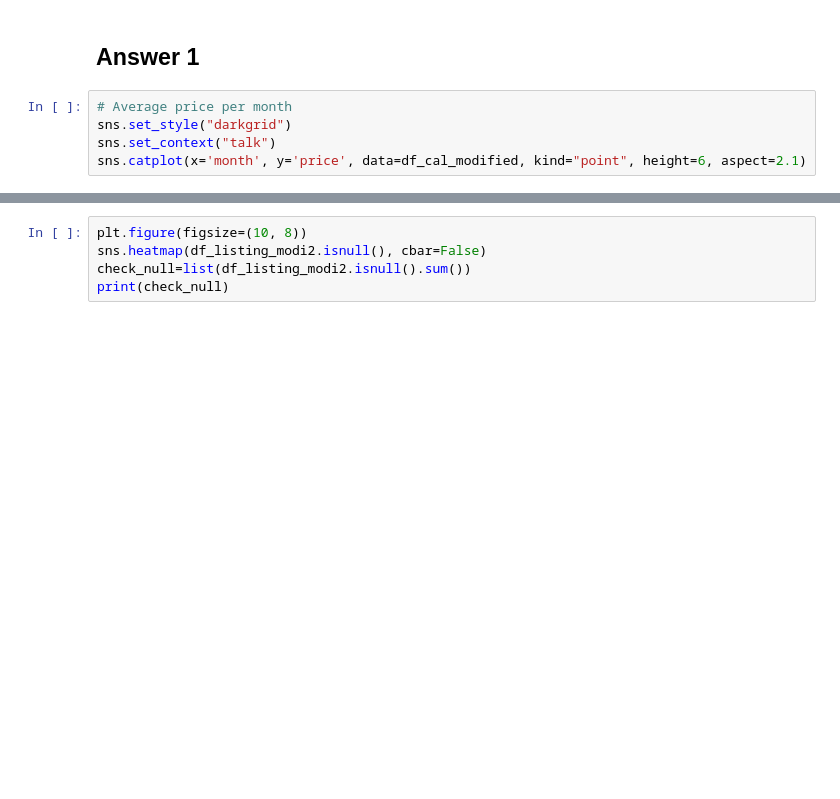
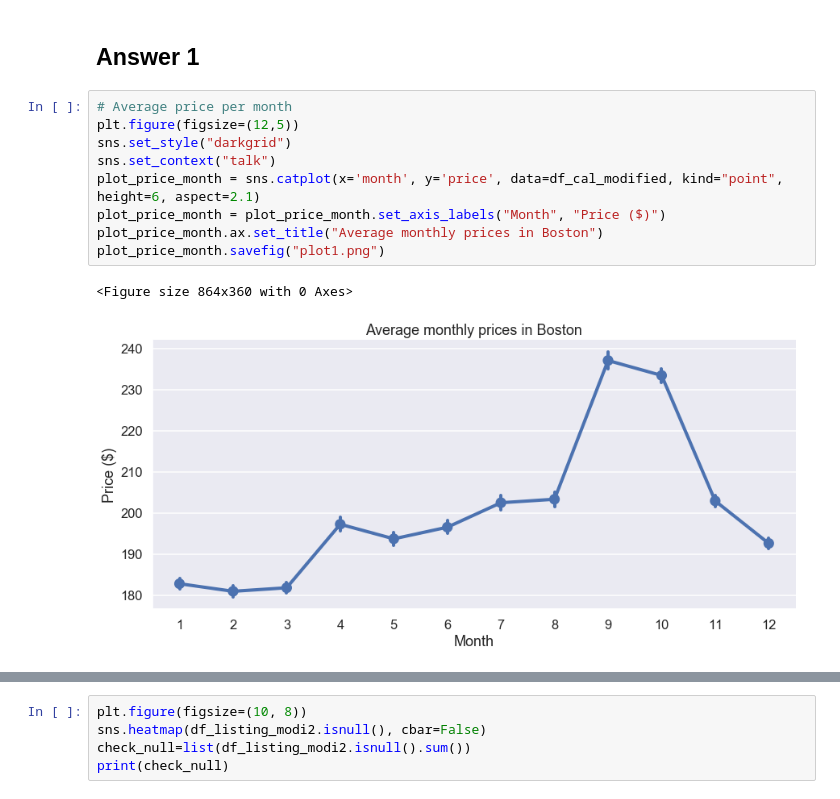
Before and after one commit to dalpengholic/Udacity_Boston-AirBNB-Data, a Jupyter notebook: p4_Boston_AirBnB_with CRISP-DM v0.1.ipynb, the cells around one changed output, grey strips where cells are left out. Drawn from its saved outputs; the diff is of its cells as text; blank space fills up the shorter version.

```diff
--- a/p4_Boston_AirBnB_with CRISP-DM v0.1.ipynb
+++ b/p4_Boston_AirBnB_with CRISP-DM v0.1.ipynb
@@ -192,8 +191,15 @@ print(df_cal_modified.shape[0]/365)
 ## Answer 1
 # %%
 # Average price per month
+plt.figure(figsize=(12,5))
 sns.set_style("darkgrid")
 sns.set_context("talk")
-sns.catplot(x='month', y='price', data=df_cal_modified, kind="point", height=6, aspect=2.1)
+plot_price_month = sns.catplot(x='month', y='price', data=df_cal_modified, kind="point", height=6, aspect=2.1)
+plot_price_month = plot_price_month.set_axis_labels("Month", "Price ($)")
+plot_price_month.ax.set_title("Average monthly prices in Boston")
+plot_price_month.savefig("plot1.png")
+# %% [output]
+<Figure size 864x360 with 0 Axes>
+[figure, added]
 # %%
 # Avereage price per weeknumber
```
Also changed, not shown: parts of 19 cells of this notebook, 4 other files.
